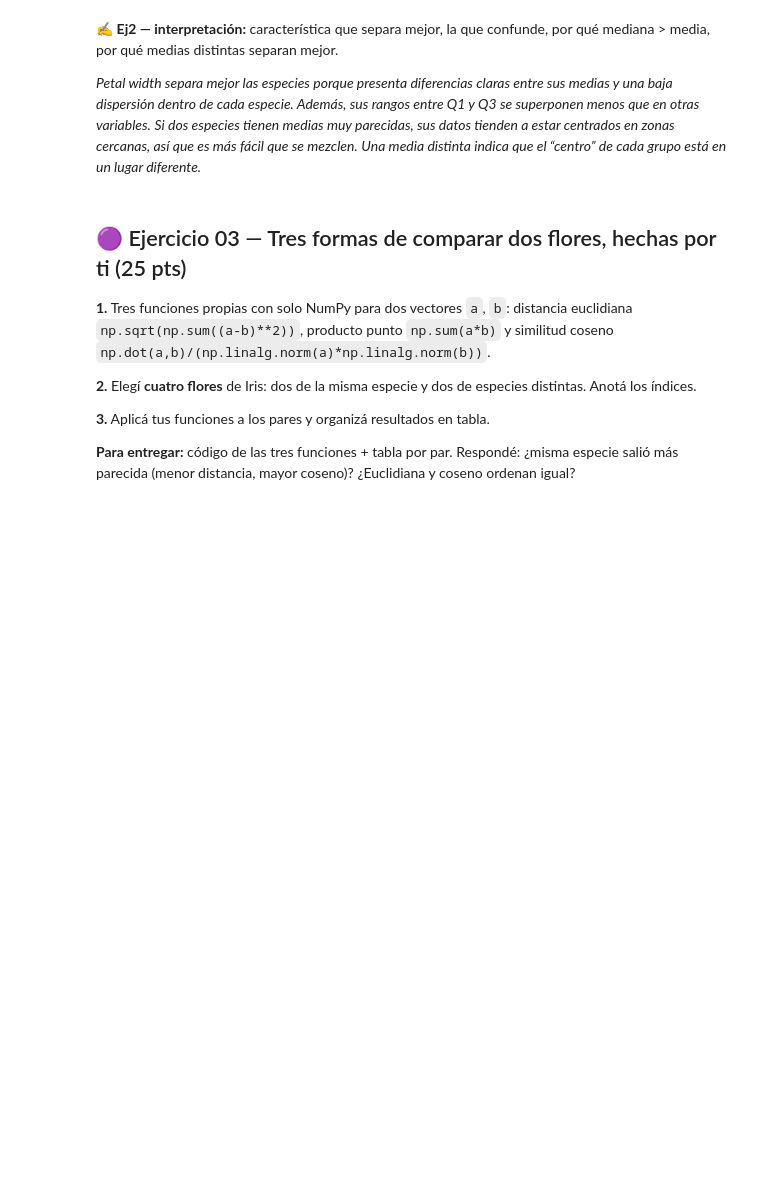
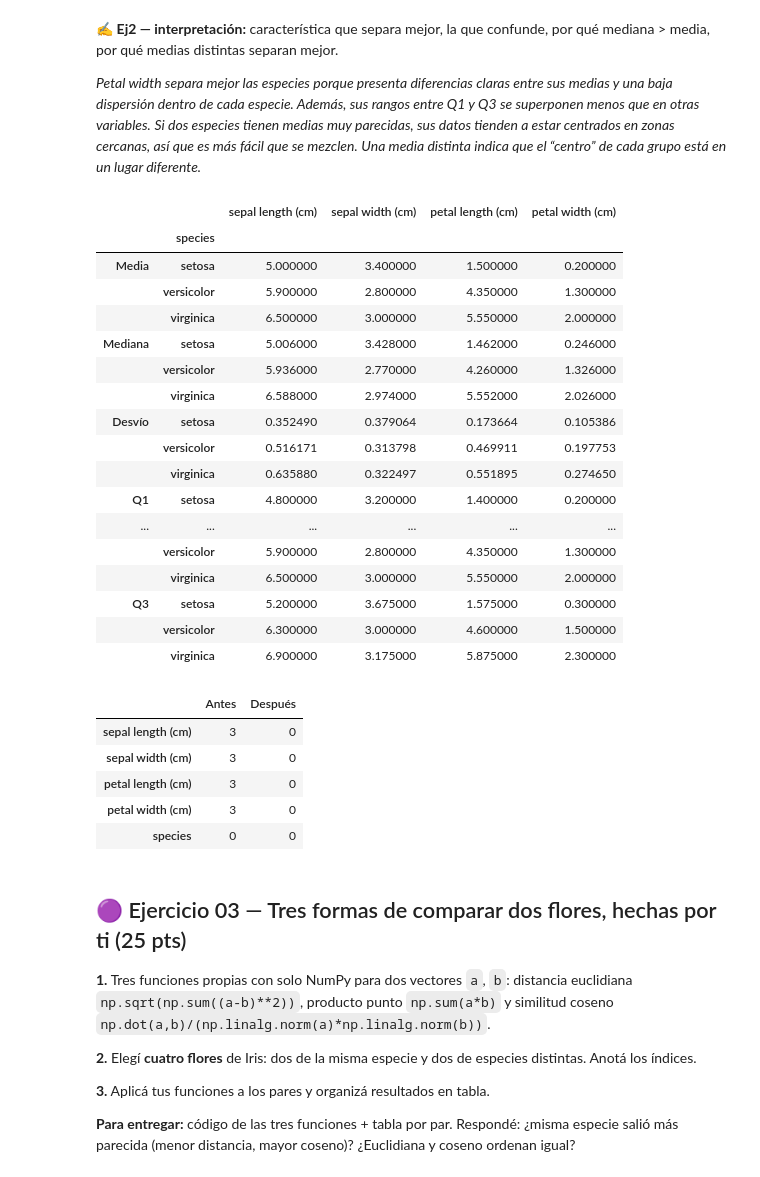
Before and after one commit to abdair-coca/AbdairCocaINF672, a Jupyter notebook: evaluaciones/PrimerParcial/PrimerParcial_Coca_Abdair.ipynb, the cells around one changed output. Cells and saved outputs as stored; diff of their text form; code cells hidden in the pictures; blank space fills up the shorter version.

Commit message:
feat: add result tables for PrimerParcial exercises 1-4

```diff
--- a/evaluaciones/PrimerParcial/PrimerParcial_Coca_Abdair.ipynb
+++ b/evaluaciones/PrimerParcial/PrimerParcial_Coca_Abdair.ipynb
@@ -156,6 +174,52 @@ y una baja dispersión dentro de cada especie. Además, sus rangos entre Q1 y Q3
 que en otras variables.*
 *Si dos especies tienen medias muy parecidas, sus datos tienden a estar centrados en zonas cercanas, así que es más fácil que se mezclen.*
 *Una media distinta indica que el “centro” de cada grupo está en un lugar diferente.*
+# %%
+# Ej2.4 — Tablas resumen: perfil por especie y faltantes
+tabla_perfil = pd.concat([media, mediana, desviacion, q1, q2, q3], keys=["Media", "Mediana", "Desvío", "Q1", "Q2", "Q3"])
+display(tabla_perfil)
+
+# Faltantes antes y después en una copia con semilla 42
+df_copia = df.copy()
+rng_tabla2 = np.random.default_rng(42)
+for columna in columnas:
+    indices = rng_tabla2.choice(df_copia.index, size=3, replace=False)
+    df_copia.loc[indices, columna] = np.nan
+
+faltantes_antes = df_copia.isna().sum()
+
+for columna in columnas:
+    medianas = df_copia.groupby("species")[columna].transform("median")
+    df_copia[columna] = df_copia[columna].fillna(medianas)
+
+faltantes_despues = df_copia.isna().sum()
+
+pd.DataFrame({"Antes": faltantes_antes, "Después": faltantes_despues})
+# %% [output]
+|  |  | sepal length (cm) | sepal width (cm) | petal length (cm) | petal width (cm) |
+|  | species |  |  |  |  |
+| Media | setosa | 5.000000 | 3.400000 | 1.500000 | 0.200000 |
+|  | versicolor | 5.900000 | 2.800000 | 4.350000 | 1.300000 |
+|  | virginica | 6.500000 | 3.000000 | 5.550000 | 2.000000 |
+| Mediana | setosa | 5.006000 | 3.428000 | 1.462000 | 0.246000 |
+|  | versicolor | 5.936000 | 2.770000 | 4.260000 | 1.326000 |
+|  | virginica | 6.588000 | 2.974000 | 5.552000 | 2.026000 |
+| Desvío | setosa | 0.352490 | 0.379064 | 0.173664 | 0.105386 |
+|  | versicolor | 0.516171 | 0.313798 | 0.469911 | 0.197753 |
+|  | virginica | 0.635880 | 0.322497 | 0.551895 | 0.274650 |
+| Q1 | setosa | 4.800000 | 3.200000 | 1.400000 | 0.200000 |
+| ... | ... | ... | ... | ... | ... |
+|  | versicolor | 5.900000 | 2.800000 | 4.350000 | 1.300000 |
+|  | virginica | 6.500000 | 3.000000 | 5.550000 | 2.000000 |
+| Q3 | setosa | 5.200000 | 3.675000 | 1.575000 | 0.300000 |
+|  | versicolor | 6.300000 | 3.000000 | 4.600000 | 1.500000 |
+|  | virginica | 6.900000 | 3.175000 | 5.875000 | 2.300000 |
+|  | Antes | Después |
+| sepal length (cm) | 3 | 0 |
+| sepal width (cm) | 3 | 0 |
+| petal length (cm) | 3 | 0 |
+| petal width (cm) | 3 | 0 |
+| species | 0 | 0 |
 # %% [markdown]
 ## 🟣 Ejercicio 03 — Tres formas de comparar dos flores, hechas por ti (25 pts)
 **1.** Tres funciones propias con solo NumPy para dos vectores `a`, `b`: distancia euclidiana `np.sqrt(np.sum((a-b)**2))`, producto punto `np.sum(a*b)` y similitud coseno `np.dot(a,b)/(np.linalg.norm(a)*np.linalg.norm(b))`.
```
Also changed, not shown: parts of 5 cells of this notebook.
